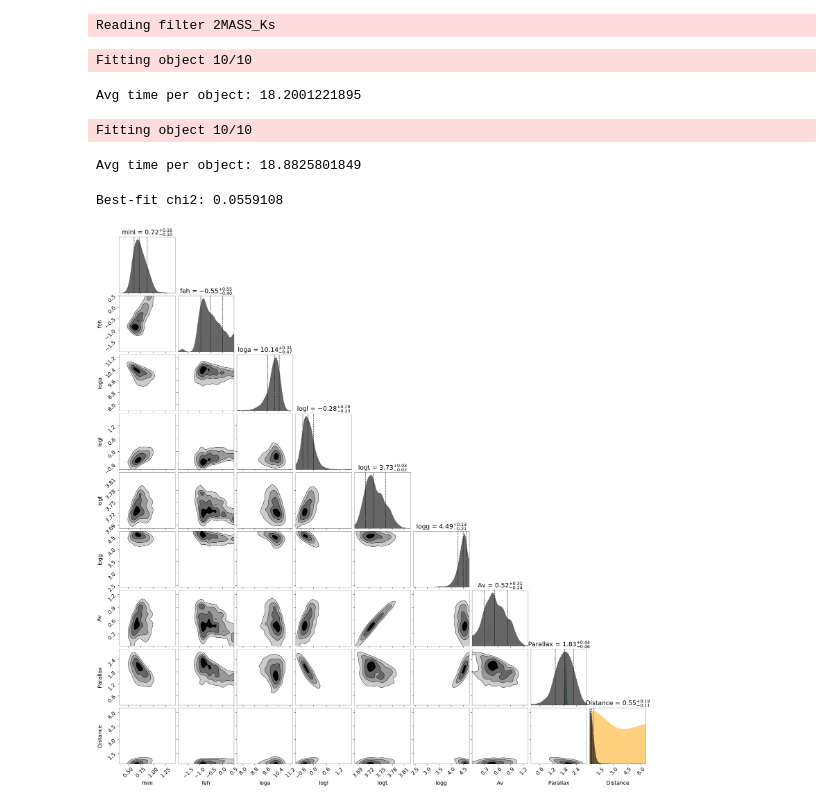
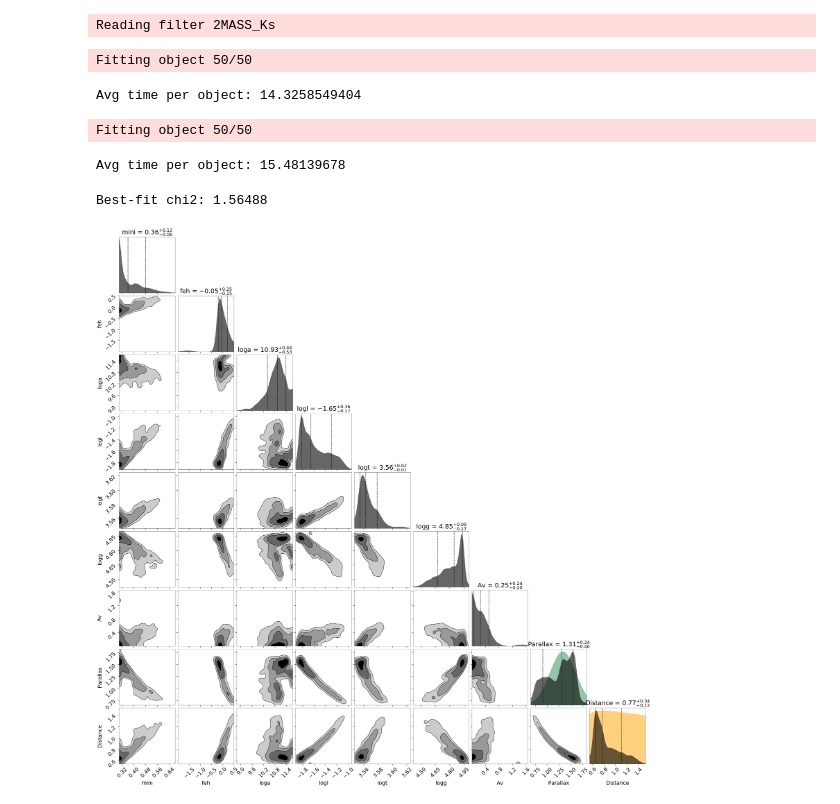
Before and after one commit to joshspeagle/brutus, a Jupyter notebook: bayestar_comparison.ipynb, the cells around one changed output. Drawn from its saved outputs; the diff is of its cells as text; code cells hidden in the pictures.

```diff
--- a/bayestar_comparison.ipynb
+++ b/bayestar_comparison.ipynb
@@ -38,7 +38,8 @@ rcParams.update({'font.size': 30})
 # import models
 from brutus import seds
 filters = seds.gaia + seds.ps + seds.tmass
-f = h5py.File('data/grid_v4.h5')
+version = 'v4.1'
+f = h5py.File('data/grid_'+version+'.h5')
 params = f['parameters'][:]
 labels = f['labels'][:]
 mag_coeffs = f['mag_coeffs']
@@ -82,28 +83,28 @@ BF = BruteForce(models[:, 3:], labels, models_params=params,
 # %%
-Nsub = 10
+Nsub = 50
 
 # without gaia
 t1 = time.time()
-BF.fit(phot[:Nsub], err[:Nsub], mask[:Nsub], objid[:Nsub], 'data/GaiaHackWeek.00000_nogaia_v4',
+BF.fit(phot[:Nsub], err[:Nsub], mask[:Nsub], objid[:Nsub], 'data/GaiaHackWeek.00000_nogaia_'+version,
        data_coords=coords[:Nsub])
 t2 = time.time()
 print('Avg time per object:', (t2 - t1) / Nsub)
 # %% [output]
-Fitting object 10/10
+Fitting object 50/50
-Avg time per object: 18.2001221895
+Avg time per object: 14.3258549404
 # %%
 # with gaia
 t1 = time.time()
-BF.fit(phot[:Nsub], err[:Nsub], mask[:Nsub], objid[:Nsub], 'data/GaiaHackWeek.00000_yesgaia_v4',
+BF.fit(phot[:Nsub], err[:Nsub], mask[:Nsub], objid[:Nsub], 'data/GaiaHackWeek.00000_yesgaia_'+version,
        parallax=parallax[:Nsub], parallax_err=parallax_err[:Nsub], data_coords=coords[:Nsub])
 t2 = time.time()
 print('Avg time per object:', (t2 - t1) / Nsub)
 # %% [output]
-Fitting object 10/10
+Fitting object 50/50
-Avg time per object: 18.8825801849
+Avg time per object: 15.48139678
 # %%
 # load in results (no gaia)
-f = h5py.File('data/GaiaHackWeek.00000_nogaia_v4.h5')
+f = h5py.File('data/GaiaHackWeek.00000_nogaia_'+version+'.h5')
 s_ng = f['scales'][:]
 av_ng = f['avs'][:]
 cov_ng = f['cov_sa'][:]
@@ -112,7 +113,7 @@ chi2_ng = f['best_chi2'][:]
 levid_ng = f['log_evidence'][:]
 
 # load in results (w/ gaia)
-f = h5py.File('data/GaiaHackWeek.00000_yesgaia_v4.h5')
+f = h5py.File('data/GaiaHackWeek.00000_yesgaia_'+version+'.h5')
 s_yg = f['scales'][:]
 av_yg = f['avs'][:]
 cov_yg = f['cov_sa'][:]
@@ -122,20 +123,20 @@ levid_yg = f['log_evidence'][:]
 # %%
 # plot snapshot of results
 from brutus import plotting as bplot
 
-i = 1
+i = 2
 
 # without gaia
 print('Best-fit chi2:', chi2_ng[i])
 fig, axes = bplot.cornerplot(idxs_ng[i], s_ng[i], av_ng[i], cov_ng[i],
                              combined_params, coord=coords[i],
                              parallax=parallax[i], parallax_err=parallax_err[i],
                              applied_parallax=False, pcolor='seagreen', dcolor='orange',
                              show_titles=True, title_kwargs={'y': 1.03},
                              fig=plt.subplots(9, 9, figsize=(45, 45)))
 # %% [output]
-Best-fit chi2: 0.0559108
+Best-fit chi2: 1.56488
-[figure, old version]
+[figure, new version]
 # %%
 # with gaia
 print('Best-fit chi2:', chi2_yg[i])
```
Also changed, not shown: parts of 2 cells of this notebook, 3 other files.
